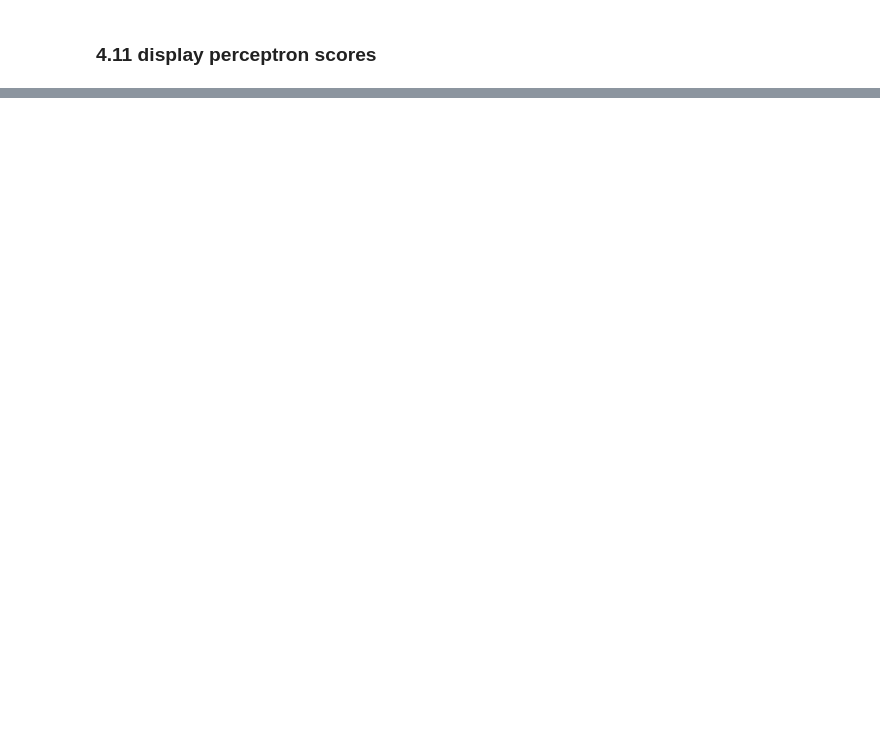
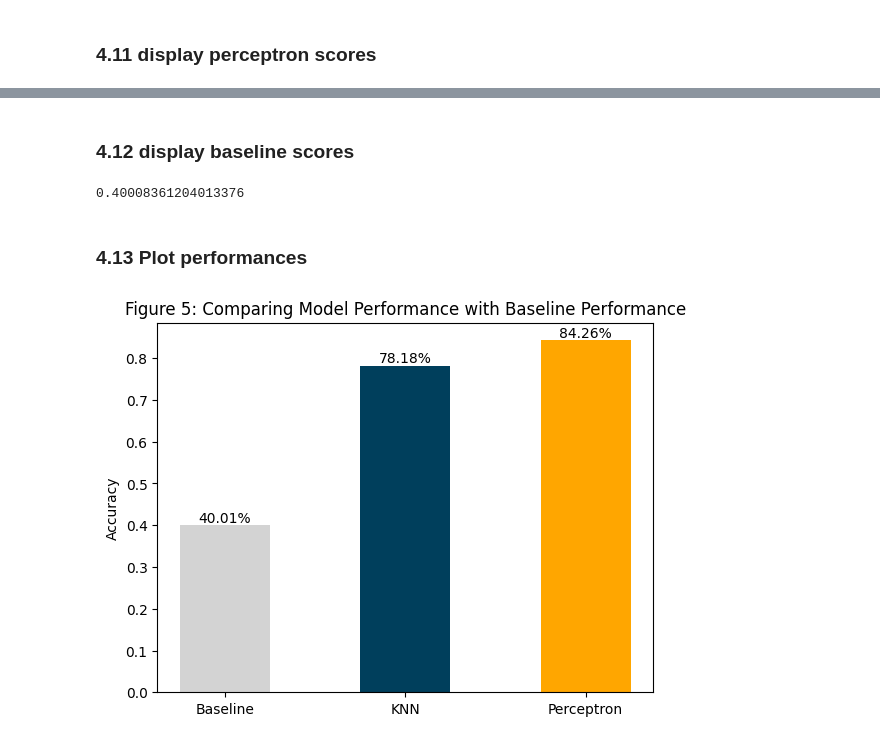
Before and after one commit to NinaNusb/-Morphology-Gender-assignment, a Jupyter notebook: notebooks/main.ipynb, the cells around one changed output, grey strips where cells are left out. Saved outputs shown, nothing was run; the diff lists cells and outputs as text; code cells hidden in the pictures; blank space fills up the shorter version.

```diff
--- a/notebooks/main.ipynb
+++ b/notebooks/main.ipynb
@@ -319,6 +442,13 @@ knn_score = knn.score(X_test, y_test) # get score
 p = Perceptron(random_state=42) # initialize a Perceptron class, random state 42
 p.fit(X_train, y_train) # train it
 p_score = p.score(X_test, y_test) # get score
+# %%
+# Baseline (most frequent class)
+from sklearn.dummy import DummyClassifier
+
+dummy_clf = DummyClassifier(strategy="most_frequent")
+dummy_clf.fit(X_train, y_train)
+baseline_score = dummy_clf.score(X_test, y_test)
 # %% [markdown]
 ### 4.10 display knn scores
 # %%
@@ -333,0 +464,36 @@ p_score
+# %% [markdown]
+### 4.12 display baseline scores
+# %%
+baseline_score
+# %% [output]
+0.40008361204013376
+# %% [markdown]
+### 4.13 Plot performances
+# %%
+categories = ['Baseline', 'KNN', 'Perceptron']
+performance_values = [baseline_score, knn_score, p_score]
+
+x = np.arange(len(categories))
+width = 0.5
+
+fig, ax = plt.subplots()
+
+# the colors for each bar
+colors = ['LightGray', '#003f5c', '#ffa600']
+
+# Plot the bars with the specified colors
+bars = ax.bar(x, performance_values, width, color=colors)
+
+ax.set_xticks(x)
+ax.set_xticklabels(categories)
+ax.set_ylabel('Accuracy')
+ax.set_title('Figure 5: Comparing Model Performance with Baseline Performance')
+
+# Display the percentage value on top of each bar
+for bar in bars:
+    height = bar.get_height()
+    ax.text(bar.get_x() + bar.get_width() / 2, height, f'{height:.2%}', ha='center', va='bottom')
+
+plt.show()
+# %% [output]
+[figure, added]
```
Also changed, not shown: parts of 14 cells of this notebook.
